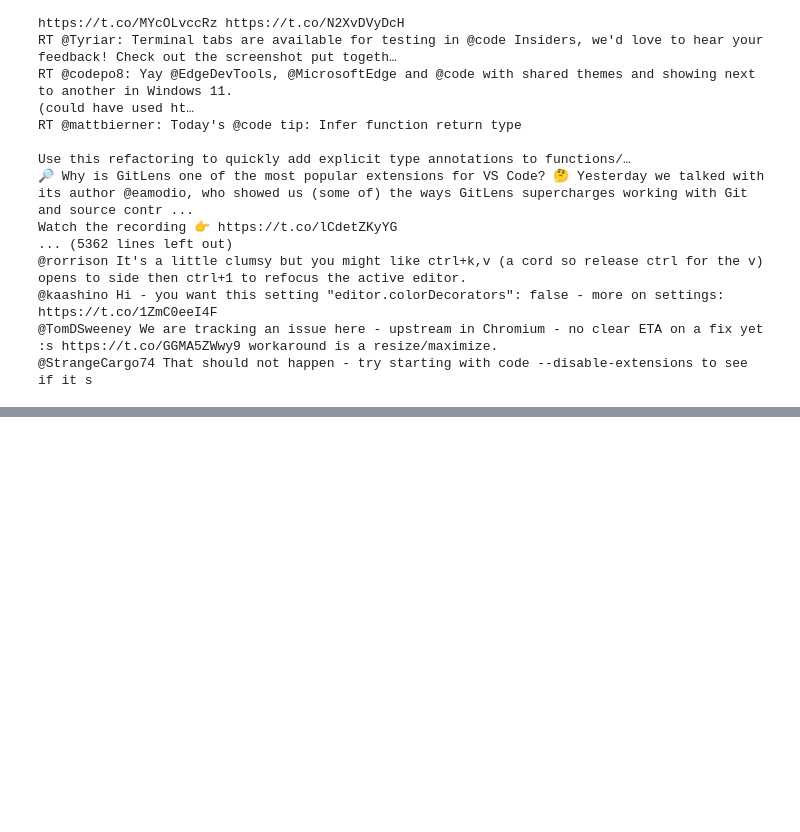
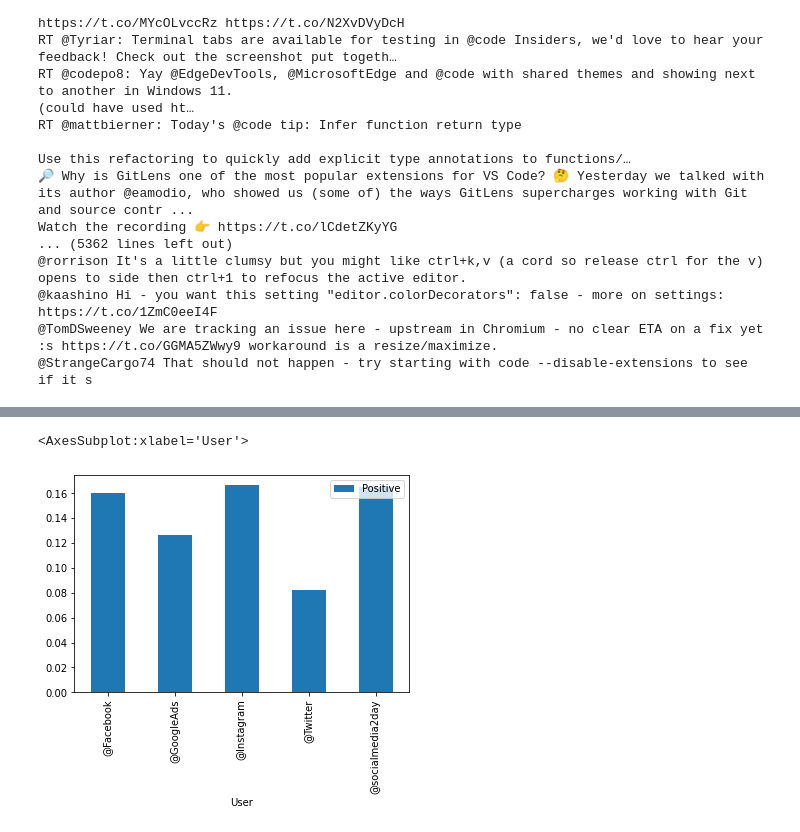
Before and after one commit to isaacm13/Twitter-Project, a Jupyter notebook: Main Code - Tweepy Project.ipynb, the cells around one changed output, grey strips where cells are left out. Cells and saved outputs as stored; diff of their text form; code cells hidden in the pictures; blank space fills up the shorter version.

```diff
--- a/Main Code - Tweepy Project.ipynb
+++ b/Main Code - Tweepy Project.ipynb
@@ -491,0 +479,8 @@ neg_score_table.plot(kind='bar')
+# %%
+#Collect the negative values for each news source
+pos_score_table = df.pivot_table(index='User',  values="Positive", aggfunc = np.mean)
+pos_score_table
+pos_score_table.plot(kind='bar')
+# %% [output]
+<AxesSubplot:xlabel='User'>
+[figure, added]
```
Also changed, not shown: parts of 38 cells of this notebook, 2 other files.
